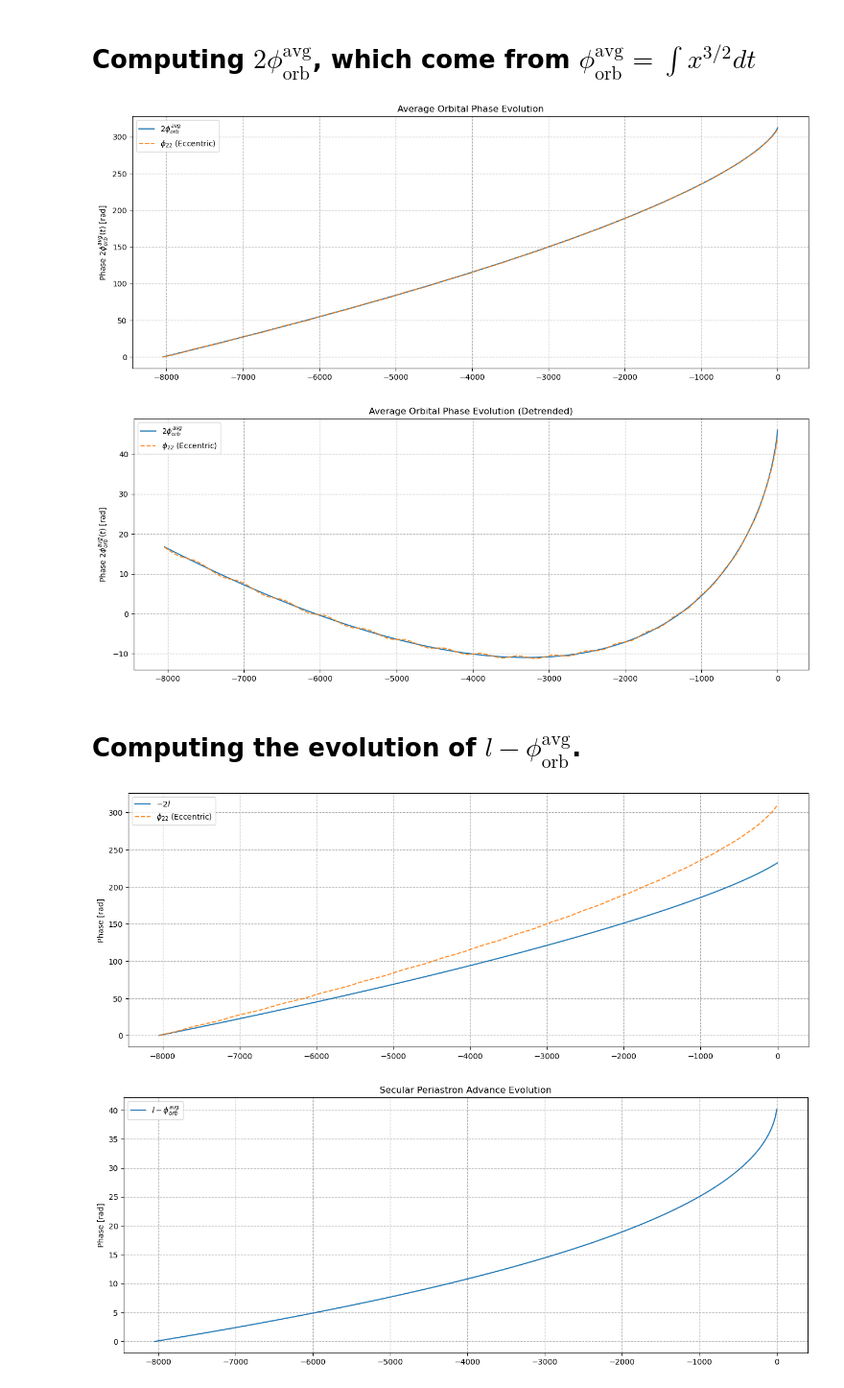
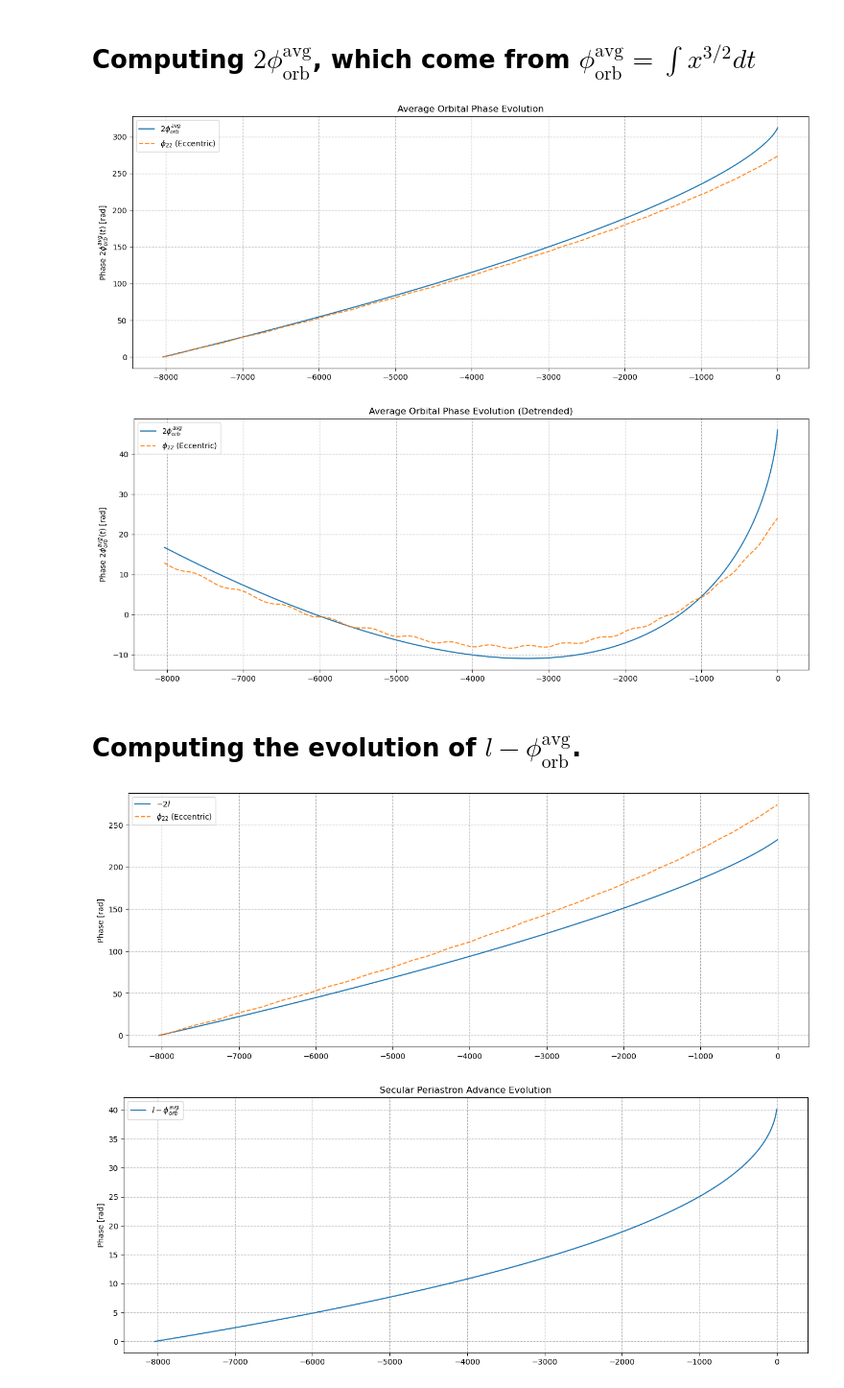
Before and after one commit to AfrozSaqlain/GWSurrogate, a Jupyter notebook: notebooks/eccentric_harmonics_e_0.1.ipynb, the cells around one changed output. Shown at 96% size. Saved outputs shown, nothing was run; the diff lists cells and outputs as text; code cells hidden in the pictures.

```diff
--- a/notebooks/eccentric_harmonics_e_0.1.ipynb
+++ b/notebooks/eccentric_harmonics_e_0.1.ipynb
@@ -32,7 +32,7 @@ delta_t = 1/2**16
 # %% [markdown]
 ### Defining geomterized time scale
 # %%
-t0 = GM_sun*(m1+ m2)/(c*c*c)
+t_norm = GM_sun*(m1+ m2)/(c*c*c)
 # %% [markdown]
 ### Generating a reference waveform and visualizing
 # %%
@@ -83,8 +83,8 @@ for i in mean_anomaly_array:
                                             modes_to_use=modes_to_use,
                                             return_orbital_params=['x'])
 
-    t_val_min_pointer = find_t_location(simulated_orb_vars['x'].sample_times / t0, simulated_orb_vars['x'].data, simulated_orb_vars['x'].data[100])
-    t_val_max_pointer = find_t_location(simulated_orb_vars['x'].sample_times / t0, simulated_orb_vars['x'].data, 0.1)
+    t_val_min_pointer = find_t_location(simulated_orb_vars['x'].sample_times / t_norm, simulated_orb_vars['x'].data, simulated_orb_vars['x'].data[200])
+    t_val_max_pointer = find_t_location(simulated_orb_vars['x'].sample_times / t_norm, simulated_orb_vars['x'].data, 0.1)
 
     t_val_min_pointer -= t_val_max_pointer
     t_val_min_array.append(t_val_min_pointer)
@@ -325,8 +325,11 @@ plt.show()
 ref_signal_amp = np.abs(ref_signal)
 ref_signal_phase = np.unwrap(np.angle(ref_signal))
 
-ref_signal_amp_spline = CubicSpline(ref_signal.sample_times / t0, ref_signal_amp)
-ref_signal_phase_spline = CubicSpline(ref_signal.sample_times / t0, ref_signal_phase)
+ref_signal_t_0 = find_t_location(orb_vars['x'].sample_times, orb_vars['x'].data, 0.1)
+ref_signal_time = (ref_signal.sample_times - ref_signal_t_0) / t_norm
+
+ref_signal_amp_spline = CubicSpline(ref_signal_time, ref_signal_amp)
+ref_signal_phase_spline = CubicSpline(ref_signal_time, ref_signal_phase)
 
 ref_signal_amp_reco = ref_signal_amp_spline(common_time_grid)
 ref_signal_phase_reco = ref_signal_phase_spline(common_time_grid)
@@ -438,7 +441,7 @@ plt.show()
 # %%
 x = orb_vars['x'].data
 
-x_spline = CubicSpline(orb_vars['x'].sample_times / t0, x)
+x_spline = CubicSpline(orb_vars['x'].sample_times / t_norm, x)
 x_reco = x_spline(common_time_grid)
 
 phi_avg_orb = 2 * np.cumsum(x_reco ** (3/2)) * dt
@@ -452,7 +455,7 @@ plt.legend()
 plt.grid(True, which="both", ls="--")
 plt.show()
 # %% [output]
-[figure, old version]
+[figure, new version]
 # %%
 plt.figure(figsize=(16, 6))
 plt.plot(common_time_grid, detrend(phi_avg_orb), label=r'$2\phi_{orb}^{avg}$')
@@ -463,28 +466,28 @@ plt.legend()
 plt.grid(True, which="both", ls="--")
 plt.show()
 # %% [output]
-[figure, old version]
+[figure, new version]
 # %% [markdown]
 # Computing the evolution of $l - \phi^{\text{avg}}_{\text{orb}}$.
 # %%
 l = orb_vars['l']
 
-l_spline = CubicSpline(orb_vars['l'].sample_times / t0, l)
+l_spline = CubicSpline(orb_vars['l'].sample_times / t_norm, l)
 l_reco = l_spline(common_time_grid)
 l_reco -= l_reco[0]
 
 secular_periastron_advance = l_reco - phi_avg_orb / 2
 
 plt.figure(figsize=(16, 6))
 # plt.plot(common_time_grid, -secular_periastron_advance, label=r'$l - \phi_{orb}^{avg}/2$')
 plt.plot(common_time_grid, 2*l_reco, label=r'$-2l$')
 plt.plot(common_time_grid, - ref_signal_phase_reco, linestyle='--', alpha=0.9, label=r'$\phi_{22}$ (Eccentric)')
 plt.ylabel('Phase [rad]')
 plt.legend()
 plt.grid(True, which="both", ls="--")
 plt.show()
 # %% [output]
-[figure, old version]
+[figure, new version]
 # %%
 plt.figure(figsize=(16, 6))
 plt.plot(common_time_grid, -secular_periastron_advance, label=r'$l - \phi_{orb}^{avg}$')
```
Also changed, not shown: parts of 13 cells of this notebook.
